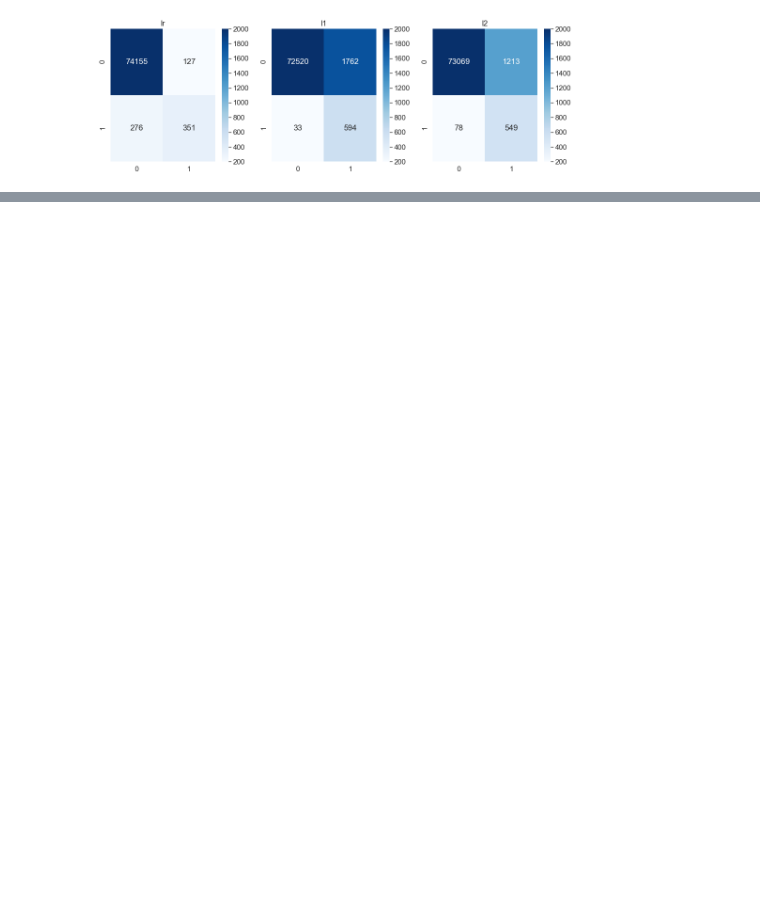
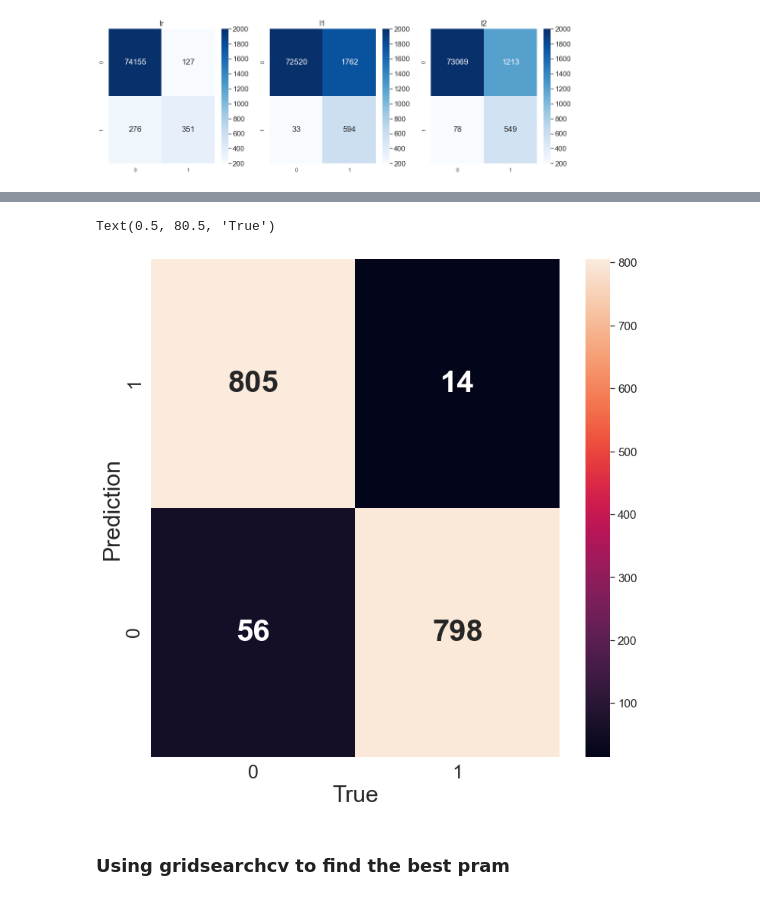
Before and after one commit to khairy84/Logistic-Regression-for-Abu-Dhabi-Traffic-Accident-Data, a Jupyter notebook: Untitled.ipynb, the cells around one changed output, grey strips where cells are left out. Drawn from its saved outputs; the diff is of its cells as text; code cells hidden in the pictures; blank space fills up the shorter version.

```diff
--- a/Untitled.ipynb
+++ b/Untitled.ipynb
@@ -458,0 +569,18 @@ plt.tight_layout()
+# %%
+n = 2091
+sample_yes = data[data['with injuries'] == 1].sample(n=n, replace=False, random_state=0)
+sample_no = data[data['with injuries'] == 0].sample(n=n, replace=False, random_state=0)
+df = pd.concat([sample_yes, sample_no])
+# %%
+y, X = df['with injuries'], df.drop(columns='with injuries')
+# %%
+X_train, X_test, y_train, y_test = train_test_split(X, y, test_size=0.4, random_state=42)
+# %%
+# Estimate KNN model and report outcomes
+knn = KNeighborsClassifier(n_neighbors=3)
+knn = knn.fit(X_train, y_train)
+y_pred = knn.predict(X_test)
+# Preciision, recall, f-score from the multi-class support function
+print(classification_report(y_test, y_pred))
+print('Accuracy score: ', round(accuracy_score(y_test, y_pred), 2))
+print('F1 Score: ', round(f1_score(y_test, y_pred), 2))
@@ -458,0 +599,14 @@ plt.tight_layout()
+# %%
+sns.set_palette(sns.color_palette())
+_, ax = plt.subplots(figsize=(12,12))
+ax = sns.heatmap(confusion_matrix(y_test, y_pred), annot=True, fmt='d', annot_kws={"size": 40, "weight": "bold"})
+labels = [0, 1]
+ax.set_xticklabels(labels, fontsize=25);
+ax.set_yticklabels(labels[::-1], fontsize=25);
+ax.set_ylabel('Prediction', fontsize=30);
+ax.set_xlabel('True', fontsize=30)
+# %% [output]
+Text(0.5, 80.5, 'True')
+[figure, added]
+# %% [markdown]
+### Using gridsearchcv to find the best pram
```
Also changed, not shown: parts of 43 cells of this notebook.
